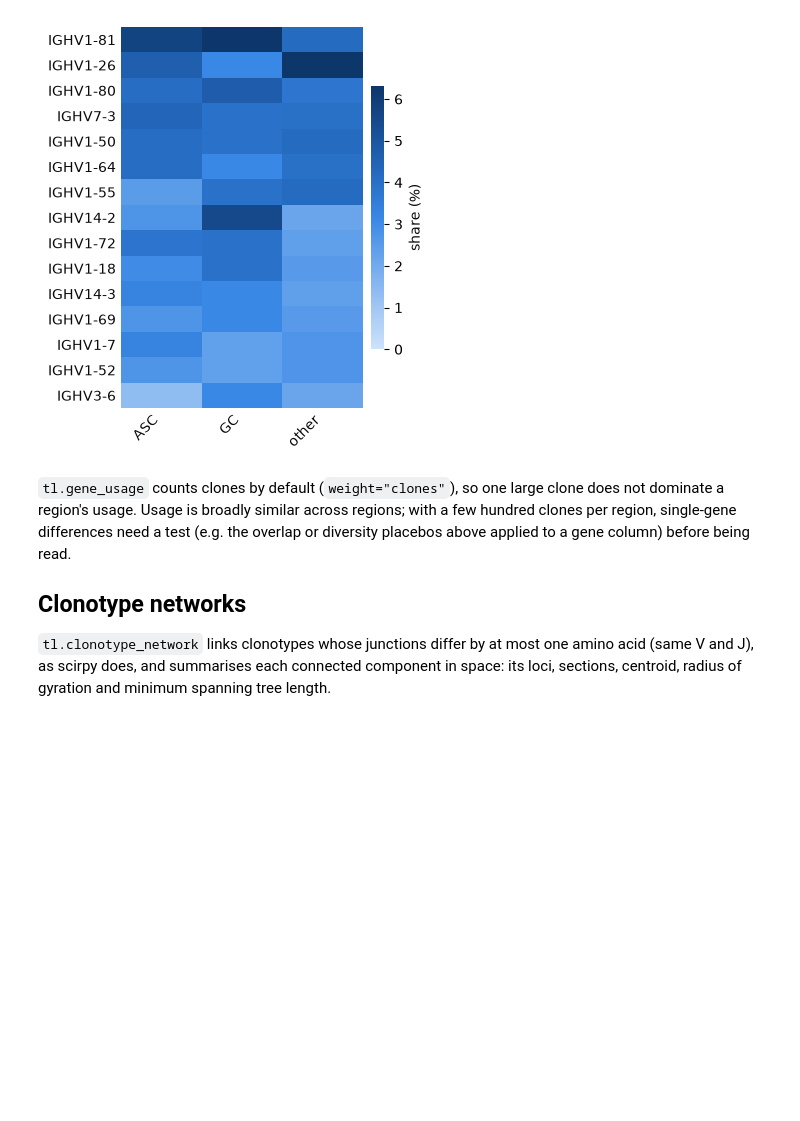
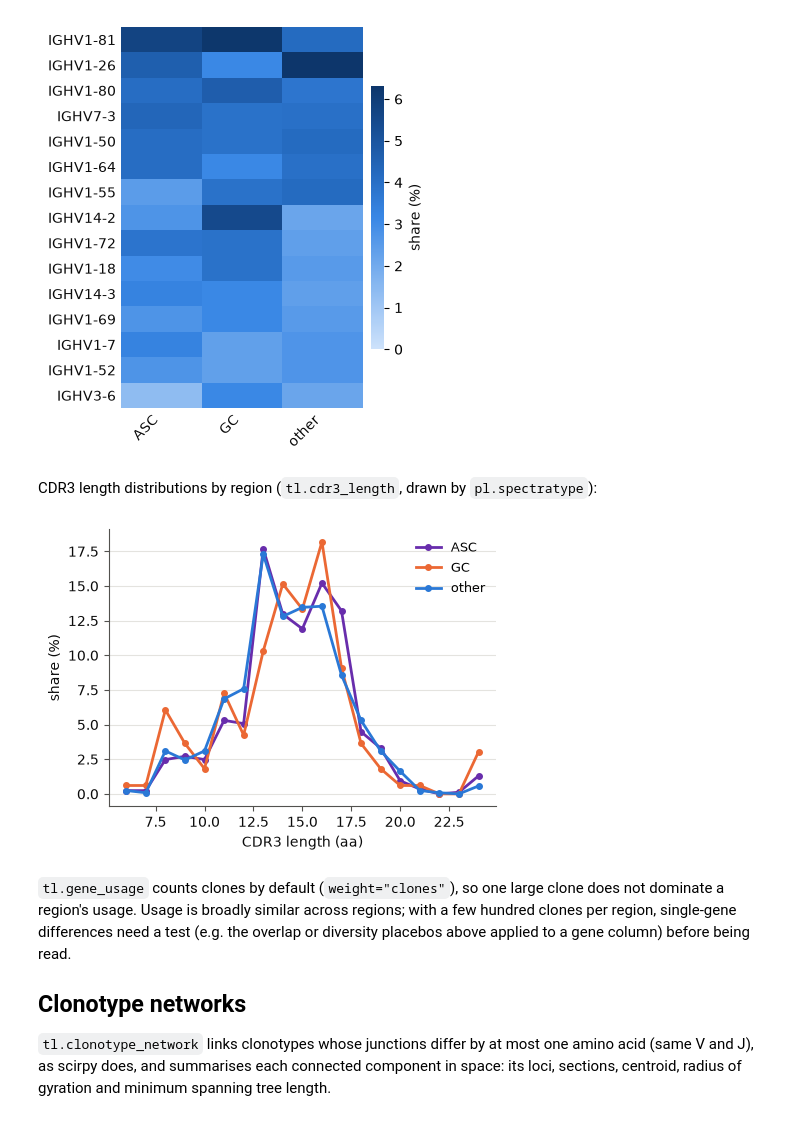
Before and after one commit to Reynold4k/spaclone, a Jupyter notebook: docs/tutorials/04_transcriptome_and_repertoire.ipynb, the cells around one changed output. Cells and saved outputs as stored; diff of their text form; code cells hidden in the pictures; blank space fills up the shorter version.

```diff
--- a/docs/tutorials/04_transcriptome_and_repertoire.ipynb
+++ b/docs/tutorials/04_transcriptome_and_repertoire.ipynb
@@ -318,6 +317,13 @@ ax = pl.gene_usage(gu, top=15)
 plt.show()
 # %% [output]
 [figure]
+# %% [markdown]
+CDR3 length distributions by region (`tl.cdr3_length`, drawn by `pl.spectratype`):
+# %%
+ax = pl.spectratype(tl.cdr3_length(igh, by="region"))
+plt.show()
+# %% [output]
+[figure, added]
 # %% [markdown]
 `tl.gene_usage` counts clones by default (`weight="clones"`), so one large clone does not dominate a region's usage.
 Usage is broadly similar across regions; with a few hundred clones per region, single-gene differences need a test
```
Also changed, not shown: parts of 14 cells of this notebook, 8 other files.
